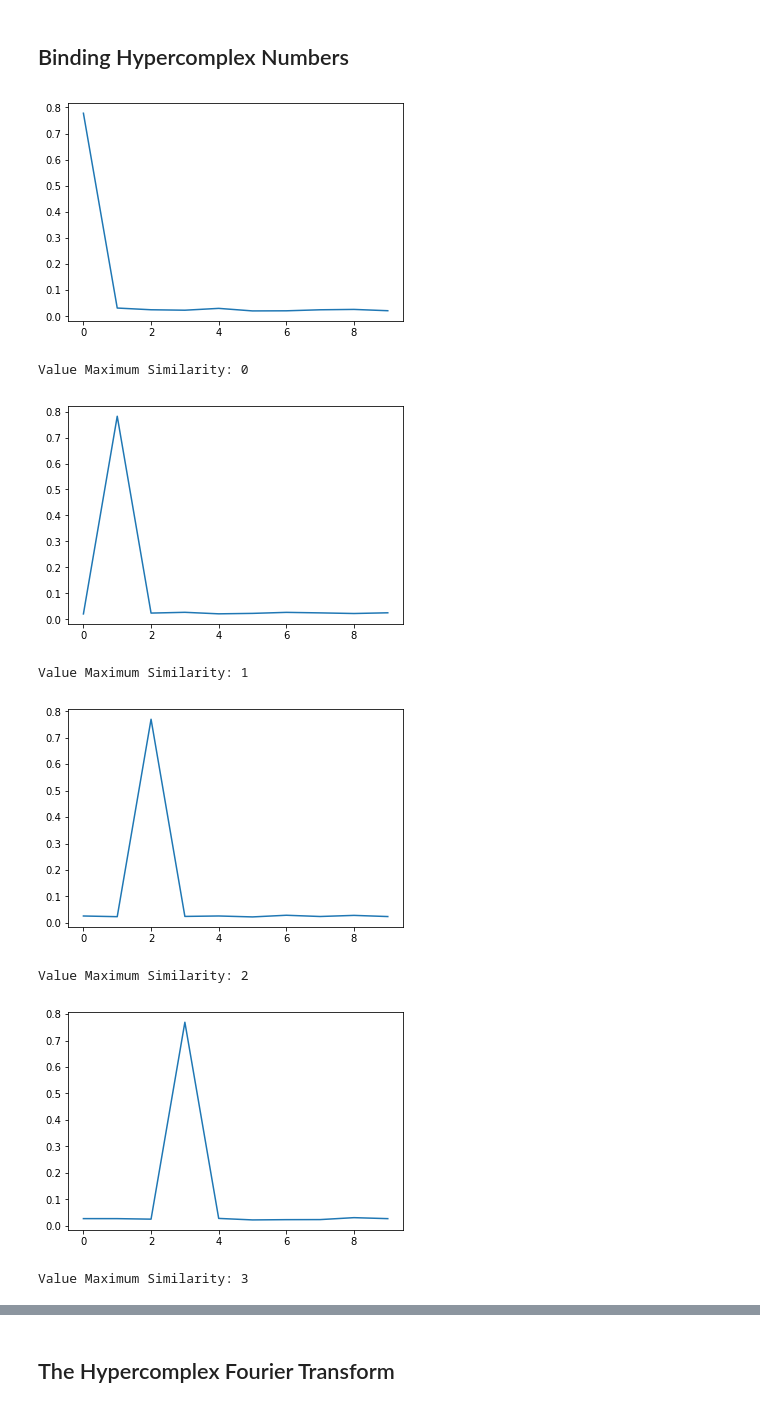
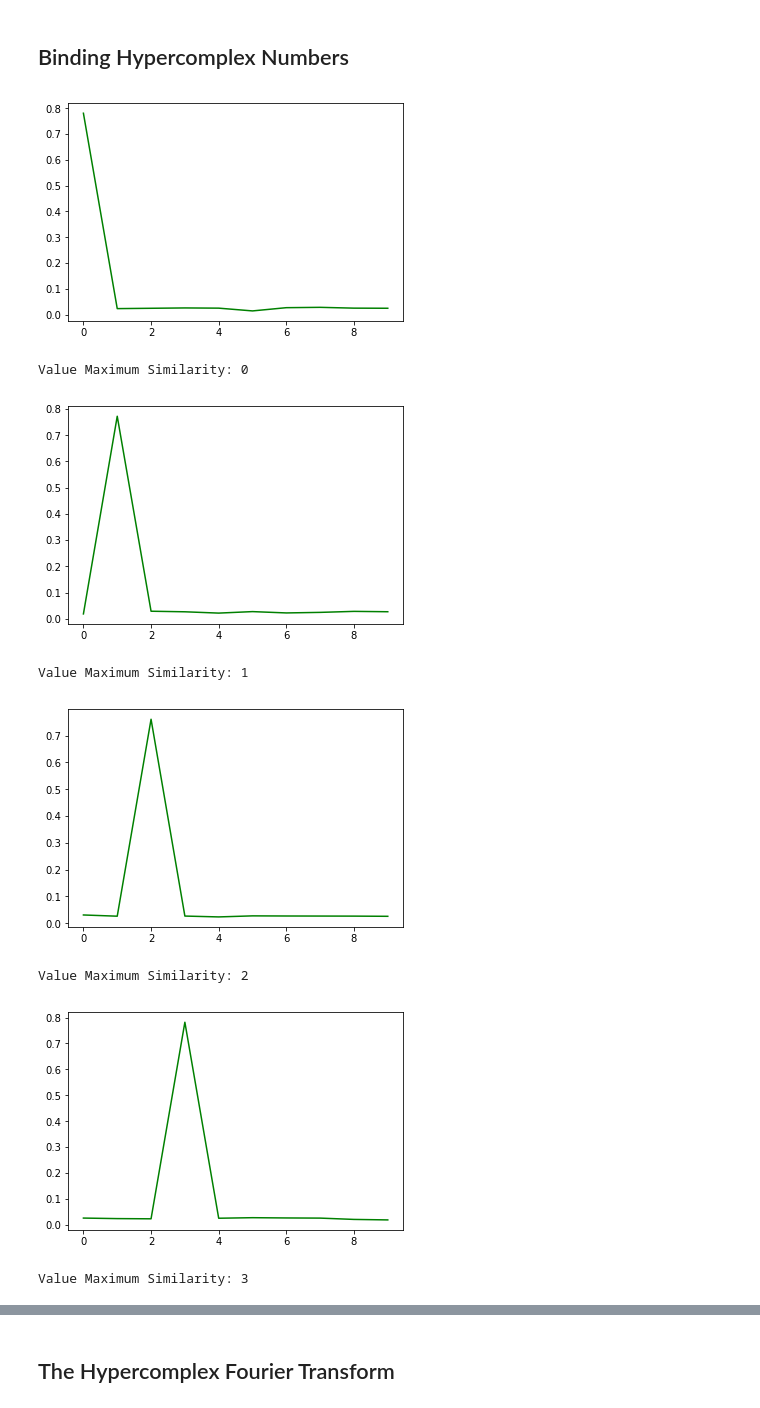
Before and after one commit to brandontrabucco/program-hdc, a Jupyter notebook: hypercomplex.ipynb, the cells around one changed output, grey strips where cells are left out. Cells and saved outputs as stored; diff of their text form; code cells hidden in the pictures.

```diff
--- a/hypercomplex.ipynb
+++ b/hypercomplex.ipynb
@@ -84,38 +84,38 @@ for k, v in zip(keys, values):
 
 for k in keys:
     recovered = hypercomplex_multiply(hypercomplex_conjugate(k), superposition)
 
     probabilities = np.zeros((0, 1))
     for v in values:
         similarity = hypercomplex_magnitude(hypercomplex_dot(recovered, v))
         probabilities = np.vstack([probabilities, similarity])
     probabilities /= np.sum(probabilities)
 
-    plt.plot(probabilities)
+    plt.plot(probabilities, "g")
     plt.show()
     selected = np.argmax(probabilities)
     print("Value Maximum Similarity:", selected)
 
 
 for v in values:
     recovered = hypercomplex_multiply(hypercomplex_conjugate(superposition), v)
 
     probabilities = np.zeros((0, 1))
     for k in keys:
         similarity = hypercomplex_magnitude(hypercomplex_dot(k, recovered))
         probabilities = np.vstack([probabilities, similarity])
     probabilities /= np.sum(probabilities)
 
-    plt.plot(probabilities)
+    plt.plot(probabilities, "r")
     plt.show()
     selected = np.argmax(probabilities)
     print("Key Maximum Similarity:", selected)
 # %% [output]
-[figure, old version]
+[figure, new version]
 Value Maximum Similarity: 0
-[figure, old version]
+[figure, new version]
 Value Maximum Similarity: 1
-[figure, old version]
+[figure, new version]
 Value Maximum Similarity: 2
-[figure, old version]
+[figure, new version]
 Value Maximum Similarity: 3
```
Also changed, not shown: parts of 3 cells of this notebook.
